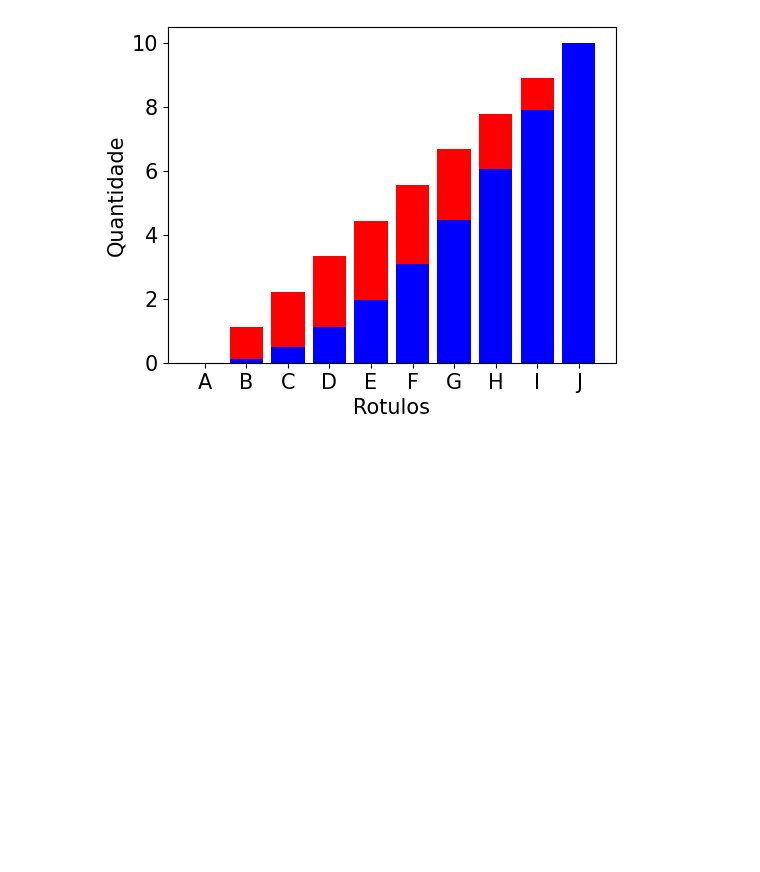
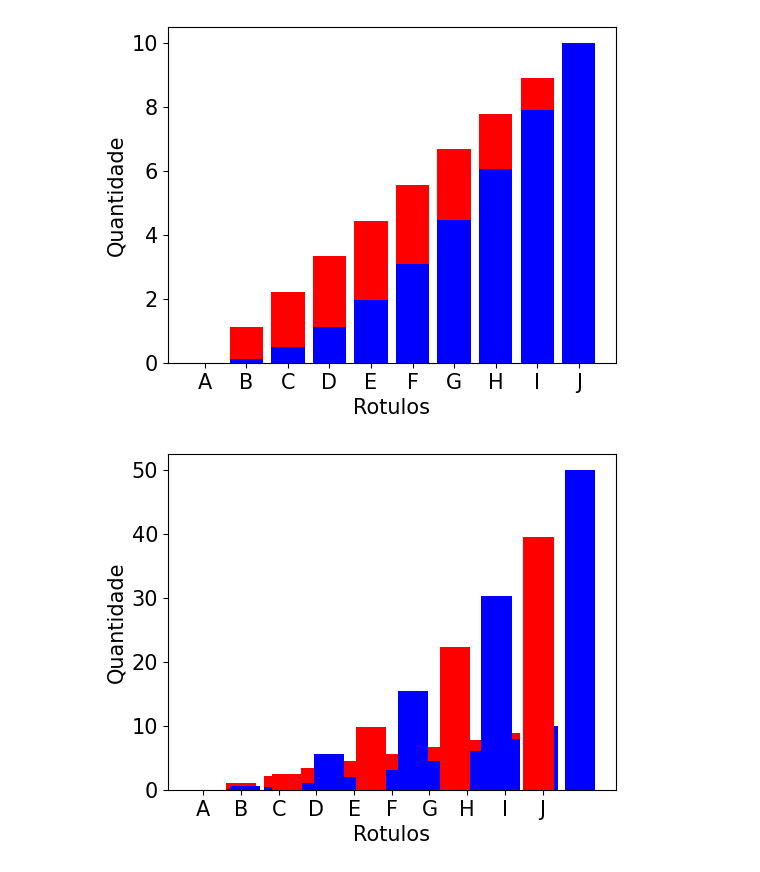
Before and after one commit to danielvieira95/Inteligencia_Artificial_2025, a Jupyter notebook: Turma-B/Aulas03e04/codigo.ipynb, the cells around one changed output. Drawn from its saved outputs; the diff is of its cells as text; code cells hidden in the pictures; blank space fills up the shorter version.

Commit message:
aula 03
grafico de barras e boxplot

```diff
--- a/Turma-B/Aulas03e04/codigo.ipynb
+++ b/Turma-B/Aulas03e04/codigo.ipynb
@@ -94,3 +94,8 @@ Grafico.bar(Rotulos,Dados_y*0.1,color='blue') # Dados 2
 Figura
 # %% [output]
 [figure]
+# %%
+Grafico.bar(Dados_x,Dados_y/2,color=['red','blue']) # exibe os dados um lado do outro
+Figura
+# %% [output]
+[figure, added]
```
Also changed, not shown: parts of 1 cell of this notebook.
